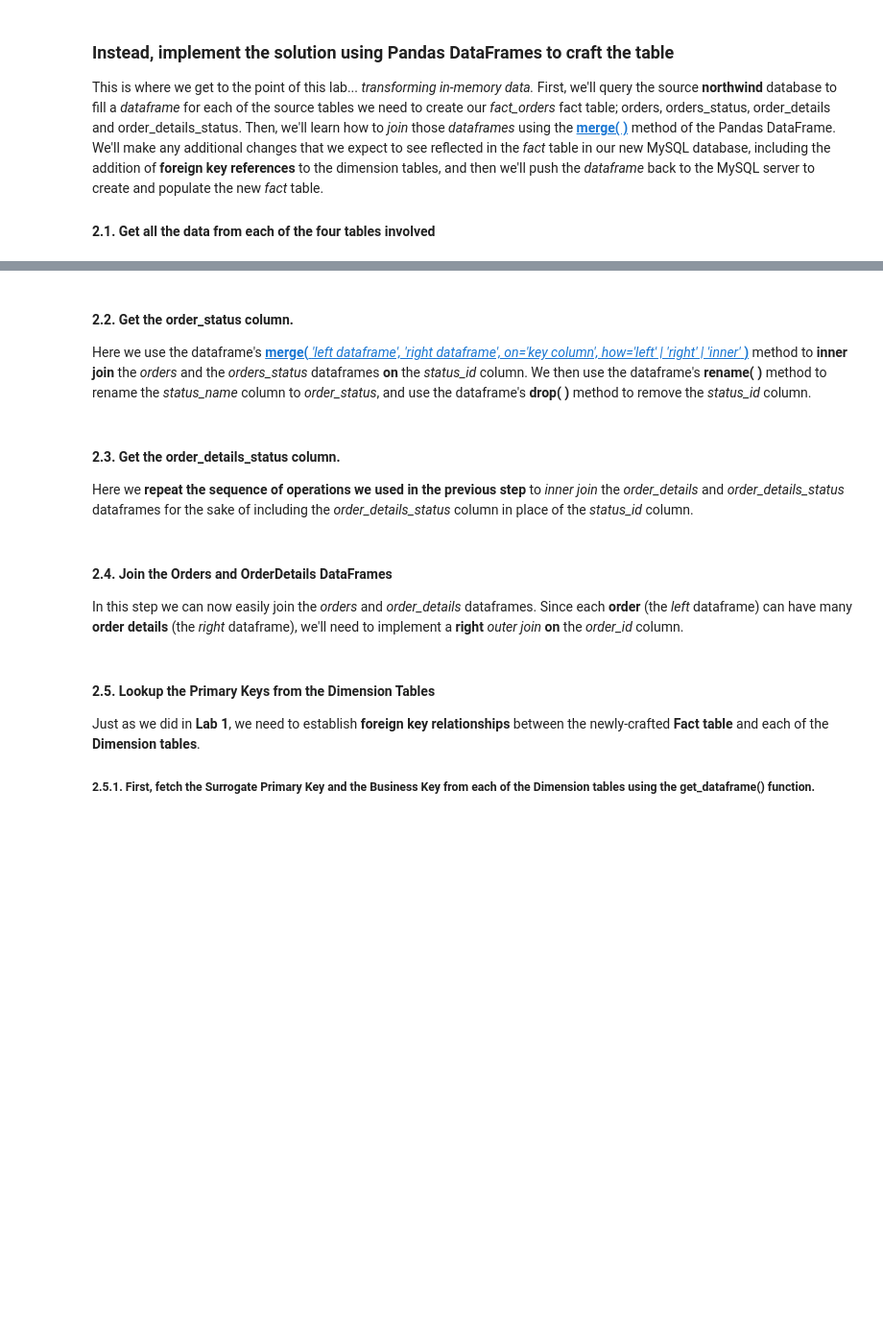
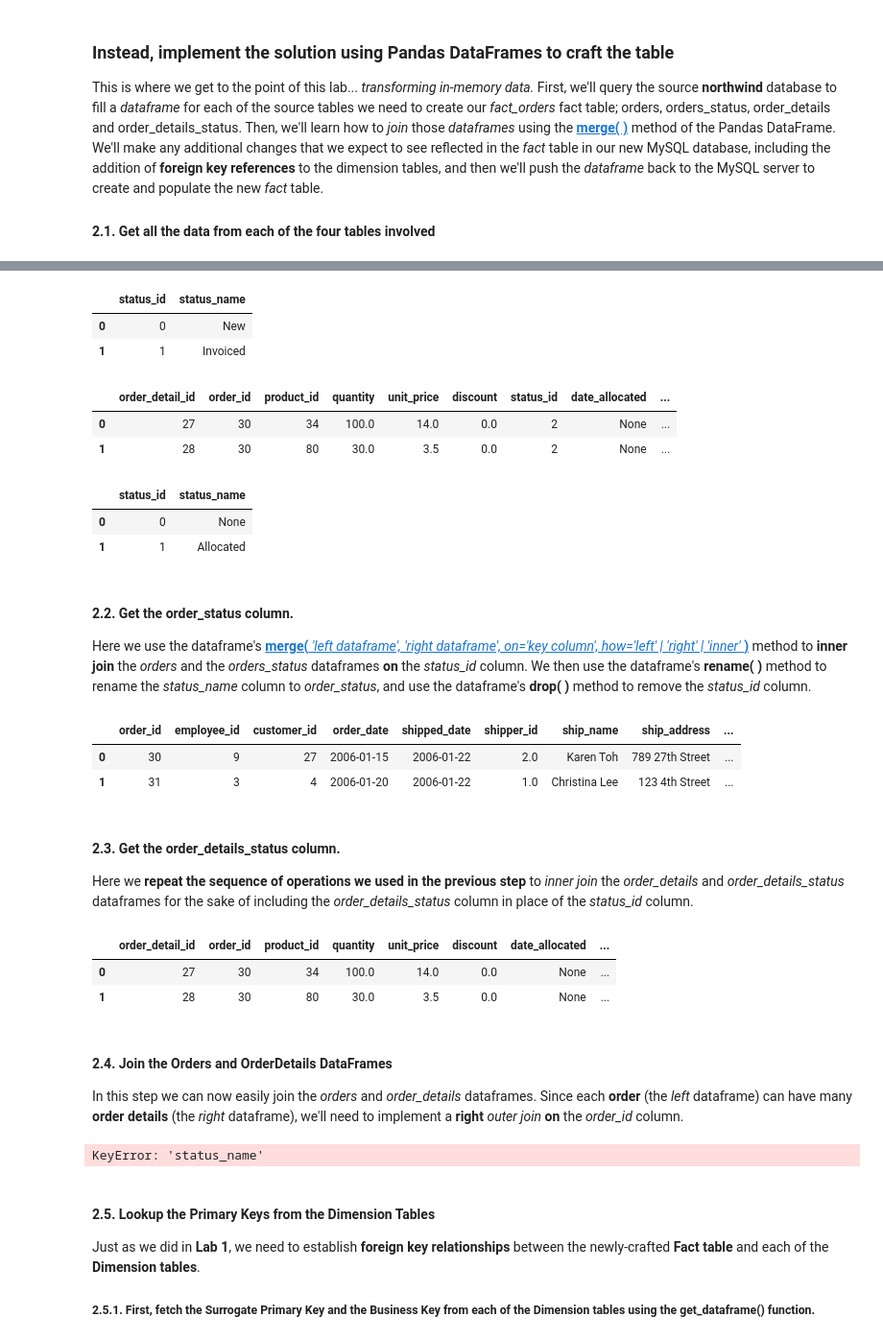
Before and after one commit to 22ai/DS-2002, a Jupyter notebook: 02-Python/Lab-03-Python-Extract-Transform-Load.ipynb, the cells around one changed output, grey strips where cells are left out. Shown at 96% size. Drawn from its saved outputs; the diff is of its cells as text; code cells hidden in the pictures; blank space fills up the shorter version.

```diff
--- a/02-Python/Lab-03-Python-Extract-Transform-Load.ipynb
+++ b/02-Python/Lab-03-Python-Extract-Transform-Load.ipynb
@@ -225,28 +233,69 @@ df_orders.head(2)
 # SELECT all columns from the northwind.orders_status table to create the "df_order_status" dataframe
 # Rename the "id" column to "status_id"
 # Display the first two rows of the DataFrame to validate your work
+sql_os = "SELECT * FROM northwind.orders_status"
+df_order_status = get_dataframe(user_id,pwd,host_name,src_dbname,sql_os)
+df_order_status.rename(columns={"id":"status_id"},inplace=True)
+df_order_status.head(2)
+# %% [output]
+|  | status_id | status_name |
+| 0 | 0 | New |
+| 1 | 1 | Invoiced |
 # %%
 # SELECT all columns from the northwind.order_details table to create the "df_order_details" dataframe
 # Rename the "id" column to "order_detail_id"
 # Display the first two rows of the DataFrame to validate your work
+sql_od = "SELECT * FROM northwind.order_details"
+df_order_details = get_dataframe(user_id,pwd,host_name,src_dbname,sql_od)
+df_order_details.rename(columns={"id":"order_detail_id"},inplace=True)
+df_order_details.head(2)
+# %% [output]
+|  | order_detail_id | order_id | product_id | quantity | unit_price | discount | status_id | date_allocated | ... |
+| 0 | 27 | 30 | 34 | 100.0 | 14.0 | 0.0 | 2 | None | ... |
+| 1 | 28 | 30 | 80 | 30.0 | 3.5 | 0.0 | 2 | None | ... |
 # %%
 # SELECT all columns from the northwind.order_details_status table to create the"df_order_details_status" dataframe
 # Rename the "id" column to "status_id"
 # Display the first two rows of the DataFrame to validate your work
+sql_ods = "SELECT * FROM northwind.order_details_status"
+df_order_details_status = get_dataframe(user_id,pwd,host_name,src_dbname,sql_ods)
+df_order_details_status.rename(columns={"id":"status_id"},inplace=True)
+df_order_details_status.head(2)
+# %% [output]
+|  | status_id | status_name |
+| 0 | 0 | None |
+| 1 | 1 | Allocated |
 # %% [markdown]
 #### 2.2. Get the order_status column.
 Here we use the dataframe's <a href="https://pandas.pydata.org/pandas-docs/stable/reference/api/pandas.merge.html">**merge(** *'left dataframe', 'right dataframe', on='key column', how='left' | 'right' | 'inner'* **)**</a> method to **inner join** the *orders* and the *orders_status* dataframes **on** the *status_id* column.  We then use the dataframe's **rename( )** method to rename the *status_name* column to *order_status*, and use the dataframe's **drop( )** method to remove the *status_id* column.
 # %%
-df_orders = pd.merge(df_orders, df_orders_status, on='status_id', how='inner')
+df_orders = pd.merge(df_orders, df_order_status, on='status_id', how='inner')
 df_orders.rename(columns={"status_name":"order_status"}, inplace=True)
 df_orders.drop(['status_id'], axis=1, inplace=True)
 df_orders.head(2)
+# %% [output]
+|  | order_id | employee_id | customer_id | order_date | shipped_date | shipper_id | ship_name | ship_address | ... |
+| 0 | 30 | 9 | 27 | 2006-01-15 | 2006-01-22 | 2.0 | Karen Toh | 789 27th Street | ... |
+| 1 | 31 | 3 | 4 | 2006-01-20 | 2006-01-22 | 1.0 | Christina Lee | 123 4th Street | ... |
 # %% [markdown]
 #### 2.3. Get the order_details_status column.
 Here we **repeat the sequence of operations we used in the previous step** to *inner join* the *order_details* and *order_details_status* dataframes for the sake of including the *order_details_status* column in place of the *status_id* column.
+# %%
+df_order_details = pd.merge(df_order_details, df_order_details_status, on="status_id", how="inner")
+df_order_details_status.rename(columns={"status_name":"order_status"},inplace=True)
+df_order_details.drop(['status_id'], axis=1, inplace=True)
+df_order_details.head(2)
+# %% [output]
+|  | order_detail_id | order_id | product_id | quantity | unit_price | discount | date_allocated | ... |
+| 0 | 27 | 30 | 34 | 100.0 | 14.0 | 0.0 | None | ... |
+| 1 | 28 | 30 | 80 | 30.0 | 3.5 | 0.0 | None | ... |
 # %% [markdown]
 #### 2.4. Join the Orders and OrderDetails DataFrames
 In this step we can now easily join the *orders* and *order_details* dataframes. Since each **order** (the *left* dataframe) can have many **order details** (the *right* dataframe), we'll need to implement a **right** *outer join* **on** the *order_id* column.
+# %%
+df_orders = pd.merge(df_orders, df_order_details, on="status_name", how="right")
+# %% [output]
+KeyError: 'status_name'
 # %%
 df_fact_orders.shape
 # %% [markdown]
```
Also changed, not shown: parts of 2 cells of this notebook.
